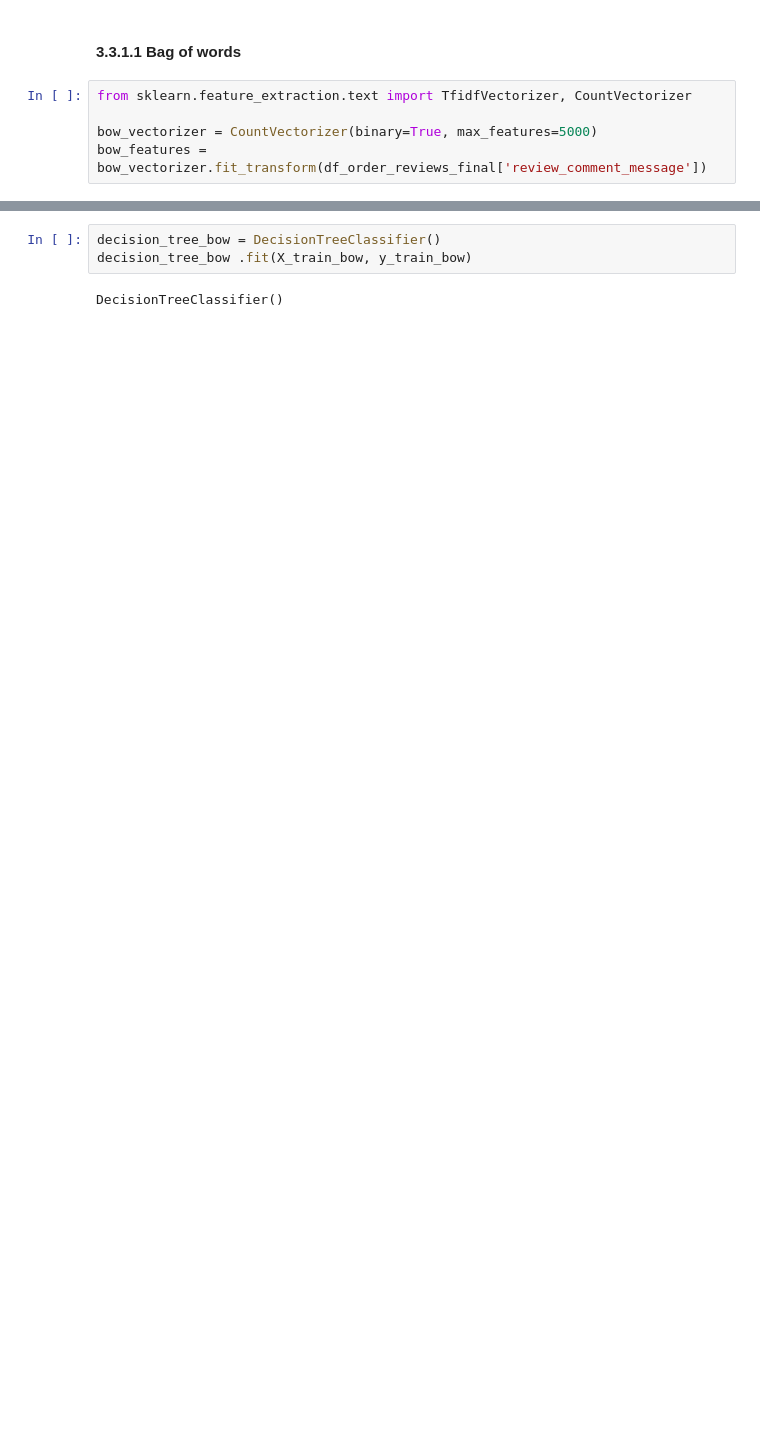
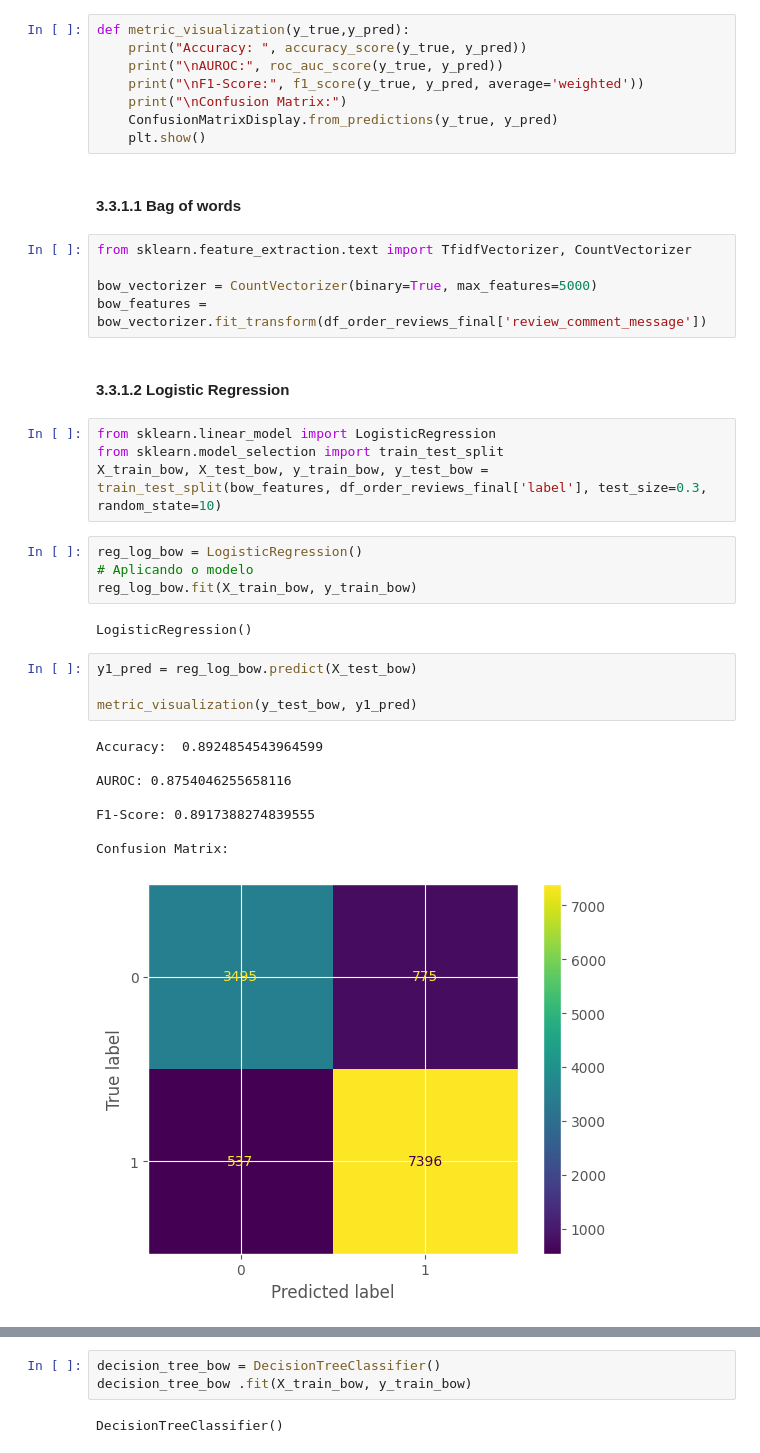
Before and after one commit to rimellegari/e-commerce, a Jupyter notebook: customer.ipynb, the cells around one changed output, grey strips where cells are left out. Drawn from its saved outputs; the diff is of its cells as text; blank space fills up the shorter version.

```diff
--- a/customer.ipynb
+++ b/customer.ipynb
@@ -1167,3 +1170,11 @@ from sklearn.metrics import classification_report
+# %%
+def metric_visualization(y_true,y_pred):
+    print("Accuracy: ", accuracy_score(y_true, y_pred))
+    print("\nAUROC:", roc_auc_score(y_true, y_pred))
+    print("\nF1-Score:", f1_score(y_true, y_pred, average='weighted'))
+    print("\nConfusion Matrix:")
+    ConfusionMatrixDisplay.from_predictions(y_true, y_pred)
+    plt.show()
 # %% [markdown]
 #### 3.3.1.1 Bag  of words
 # %%
@@ -1171,4 +1182,29 @@ from sklearn.feature_extraction.text import TfidfVectorizer, CountVectorizer
 
 bow_vectorizer = CountVectorizer(binary=True, max_features=5000)
 bow_features = bow_vectorizer.fit_transform(df_order_reviews_final['review_comment_message'])
+# %% [markdown]
+#### 3.3.1.2 Logistic Regression
+# %%
+from sklearn.linear_model import LogisticRegression
+from sklearn.model_selection import train_test_split
+X_train_bow, X_test_bow, y_train_bow, y_test_bow = train_test_split(bow_features, df_order_reviews_final['label'], test_size=0.3, random_state=10)
+# %%
+reg_log_bow = LogisticRegression()
+# Aplicando o modelo
+reg_log_bow.fit(X_train_bow, y_train_bow)
+# %% [output]
+LogisticRegression()
+# %%
+y1_pred = reg_log_bow.predict(X_test_bow)
+
+metric_visualization(y_test_bow, y1_pred)
+# %% [output]
+Accuracy:  0.8924854543964599
+
+AUROC: 0.8754046255658116
+
+F1-Score: 0.8917388274839555
+
+Confusion Matrix:
+[figure, added]
 # %% [markdown]
```
Also changed, not shown: parts of 18 cells of this notebook, 7 other files.
